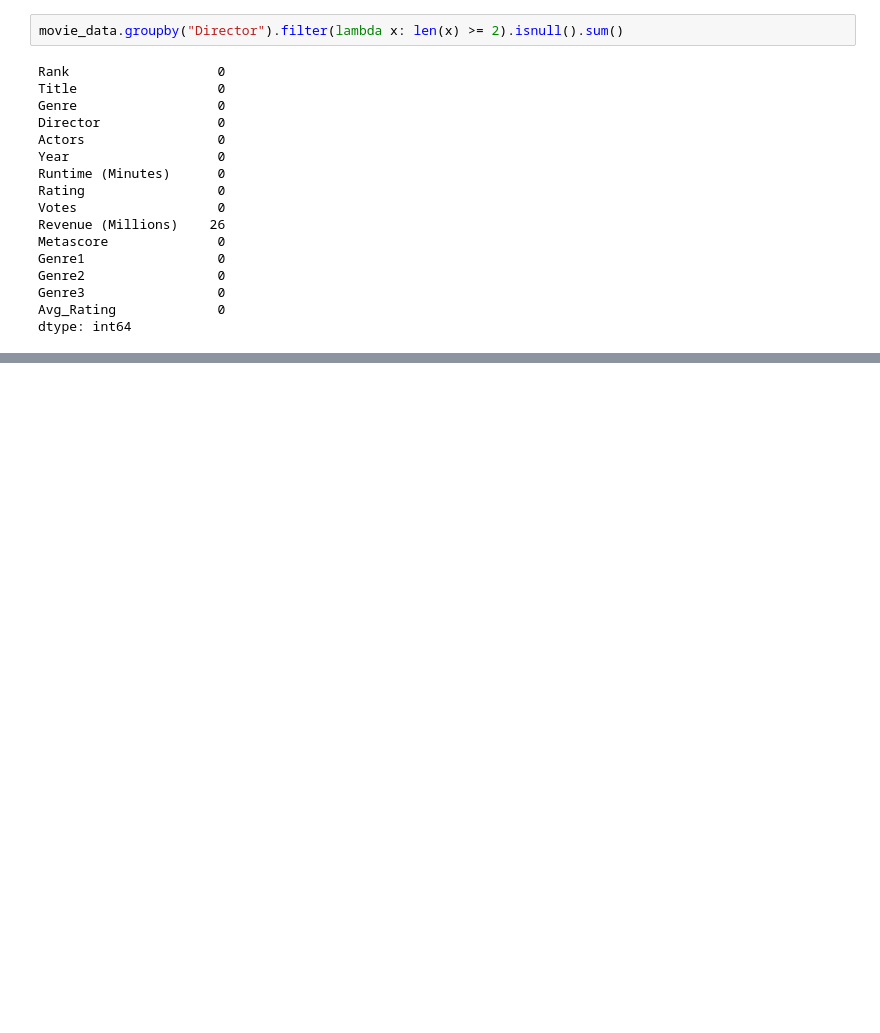
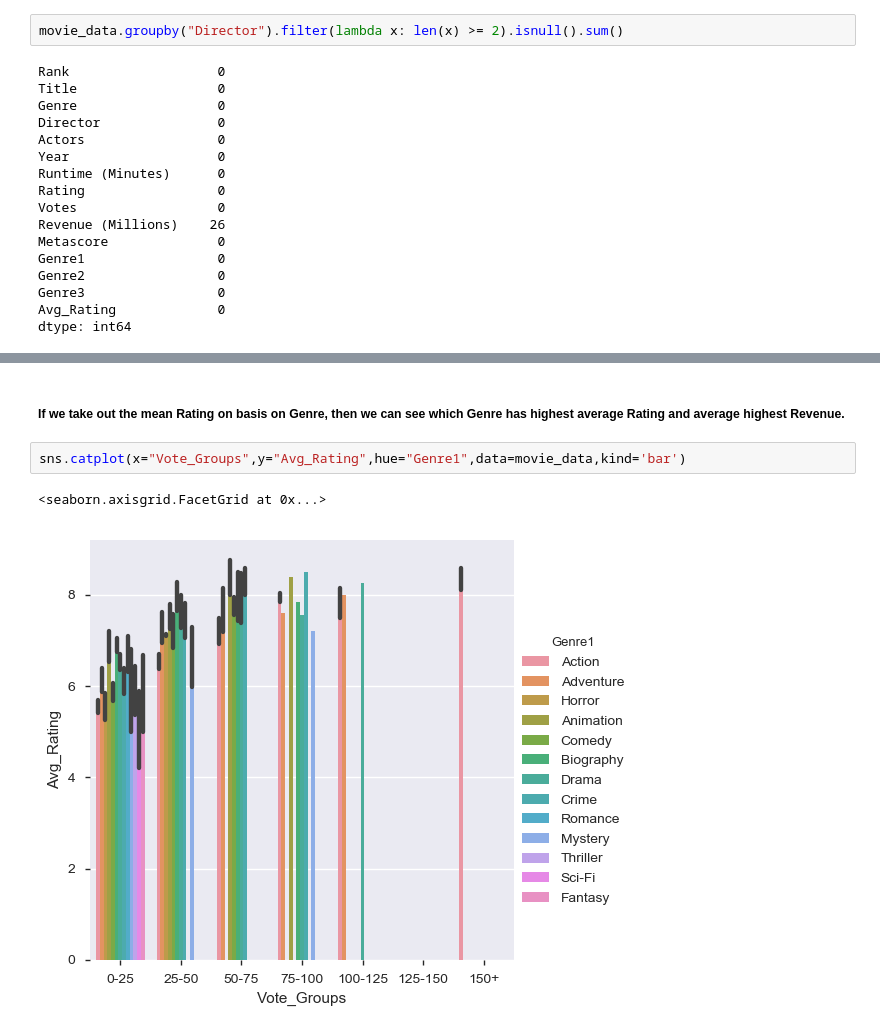
Before and after one commit to yaminijoshi89/INSAID-Projects, a Jupyter notebook: IMDB_1000MoviesDataSet_EDA.ipynb, the cells around one changed output, grey strips where cells are left out. Drawn from its saved outputs; the diff is of its cells as text; blank space fills up the shorter version.

```diff
--- a/IMDB_1000MoviesDataSet_EDA.ipynb
+++ b/IMDB_1000MoviesDataSet_EDA.ipynb
@@ -218,0 +269,7 @@ dtype: int64
+# %% [markdown]
+##### If we take out the mean Rating on basis on Genre, then we can see which Genre has highest average Rating and average highest Revenue.
+# %%
+sns.catplot(x="Vote_Groups",y="Avg_Rating",hue="Genre1",data=movie_data,kind='bar')
+# %% [output]
+<seaborn.axisgrid.FacetGrid at 0x...>
+[figure, added]
```
Also changed, not shown: parts of 19 cells of this notebook.
